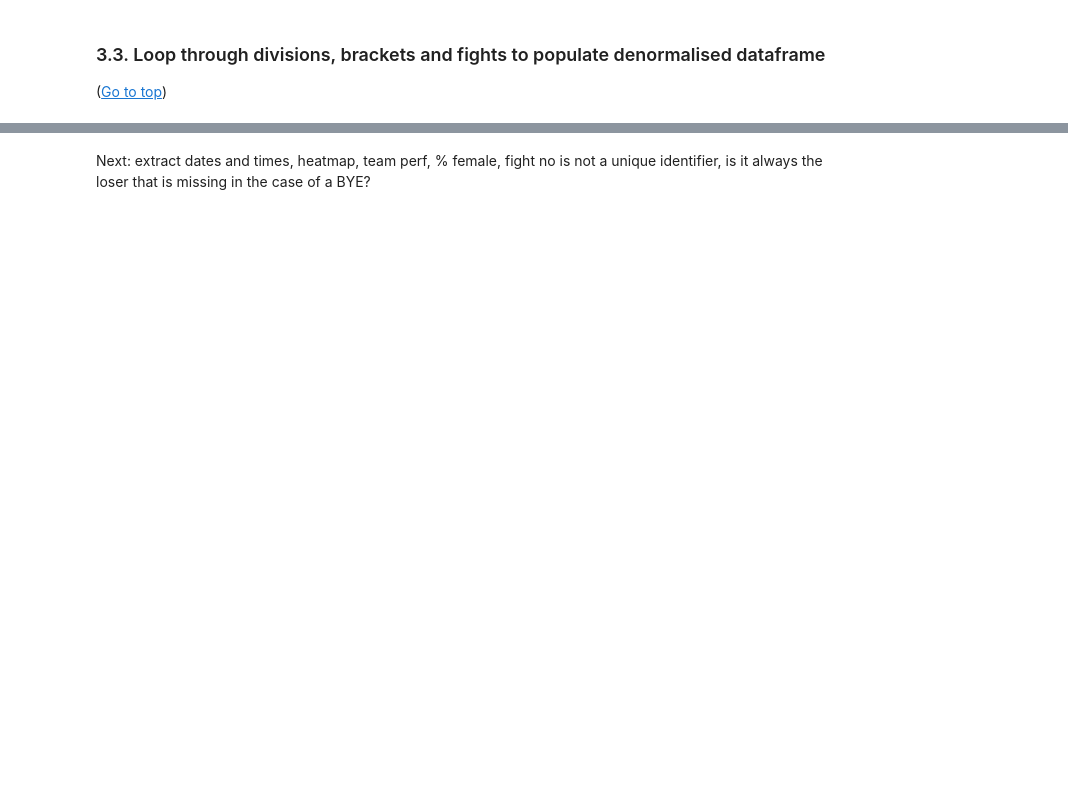
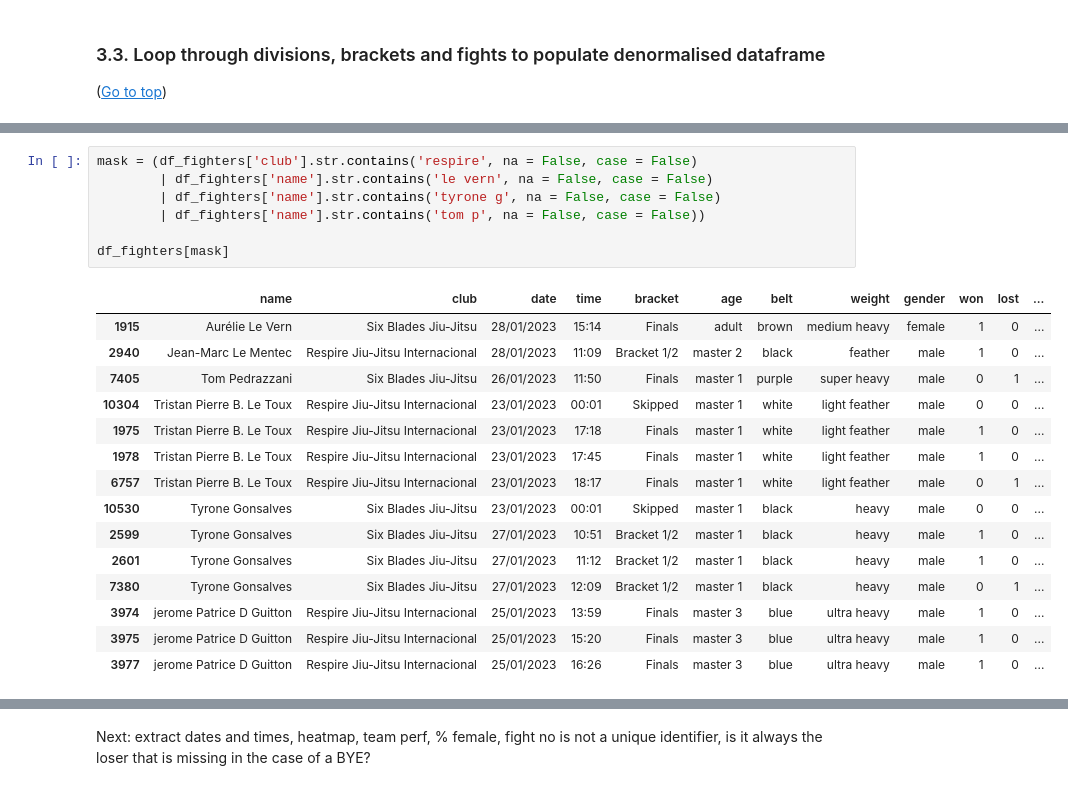
Before and after one commit to peanutbatard/scraping, a Jupyter notebook: IBJJF European Championship - scraping + basic analysis.ipynb, the cells around one changed output, grey strips where cells are left out. Cells and saved outputs as stored; diff of their text form; blank space fills up the shorter version.

```diff
--- a/IBJJF European Championship - scraping + basic analysis.ipynb
+++ b/IBJJF European Championship - scraping + basic analysis.ipynb
@@ -679,0 +1022,23 @@ Denormalised dataframe generated, here are the first records:
+# %%
+mask = (df_fighters['club'].str.contains('respire', na = False, case = False)
+        | df_fighters['name'].str.contains('le vern', na = False, case = False)
+        | df_fighters['name'].str.contains('tyrone g', na = False, case = False)
+        | df_fighters['name'].str.contains('tom p', na = False, case = False))
+
+df_fighters[mask]
+# %% [output]
+|  | name | club | date | time | bracket | age | belt | weight | gender | won | lost | ... |
+| 1915 | Aurélie Le Vern | Six Blades Jiu-Jitsu | 28/01/2023 | 15:14 | Finals | adult | brown | medium heavy | female | 1 | 0 | ... |
+| 2940 | Jean-Marc Le Mentec | Respire Jiu-Jitsu Internacional | 28/01/2023 | 11:09 | Bracket 1/2 | master 2 | black | feather | male | 1 | 0 | ... |
+| 7405 | Tom Pedrazzani | Six Blades Jiu-Jitsu | 26/01/2023 | 11:50 | Finals | master 1 | purple | super heavy | male | 0 | 1 | ... |
+| 10304 | Tristan Pierre B. Le Toux | Respire Jiu-Jitsu Internacional | 23/01/2023 | 00:01 | Skipped | master 1 | white | light feather | male | 0 | 0 | ... |
+| 1975 | Tristan Pierre B. Le Toux | Respire Jiu-Jitsu Internacional | 23/01/2023 | 17:18 | Finals | master 1 | white | light feather | male | 1 | 0 | ... |
+| 1978 | Tristan Pierre B. Le Toux | Respire Jiu-Jitsu Internacional | 23/01/2023 | 17:45 | Finals | master 1 | white | light feather | male | 1 | 0 | ... |
+| 6757 | Tristan Pierre B. Le Toux | Respire Jiu-Jitsu Internacional | 23/01/2023 | 18:17 | Finals | master 1 | white | light feather | male | 0 | 1 | ... |
+| 10530 | Tyrone Gonsalves | Six Blades Jiu-Jitsu | 23/01/2023 | 00:01 | Skipped | master 1 | black | heavy | male | 0 | 0 | ... |
+| 2599 | Tyrone Gonsalves | Six Blades Jiu-Jitsu | 27/01/2023 | 10:51 | Bracket 1/2 | master 1 | black | heavy | male | 1 | 0 | ... |
+| 2601 | Tyrone Gonsalves | Six Blades Jiu-Jitsu | 27/01/2023 | 11:12 | Bracket 1/2 | master 1 | black | heavy | male | 1 | 0 | ... |
+| 7380 | Tyrone Gonsalves | Six Blades Jiu-Jitsu | 27/01/2023 | 12:09 | Bracket 1/2 | master 1 | black | heavy | male | 0 | 1 | ... |
+| 3974 | jerome Patrice D Guitton | Respire Jiu-Jitsu Internacional | 25/01/2023 | 13:59 | Finals | master 3 | blue | ultra heavy | male | 1 | 0 | ... |
+| 3975 | jerome Patrice D Guitton | Respire Jiu-Jitsu Internacional | 25/01/2023 | 15:20 | Finals | master 3 | blue | ultra heavy | male | 1 | 0 | ... |
+| 3977 | jerome Patrice D Guitton | Respire Jiu-Jitsu Internacional | 25/01/2023 | 16:26 | Finals | master 3 | blue | ultra heavy | male | 1 | 0 | ... |
```
Also changed, not shown: parts of 34 cells of this notebook.
